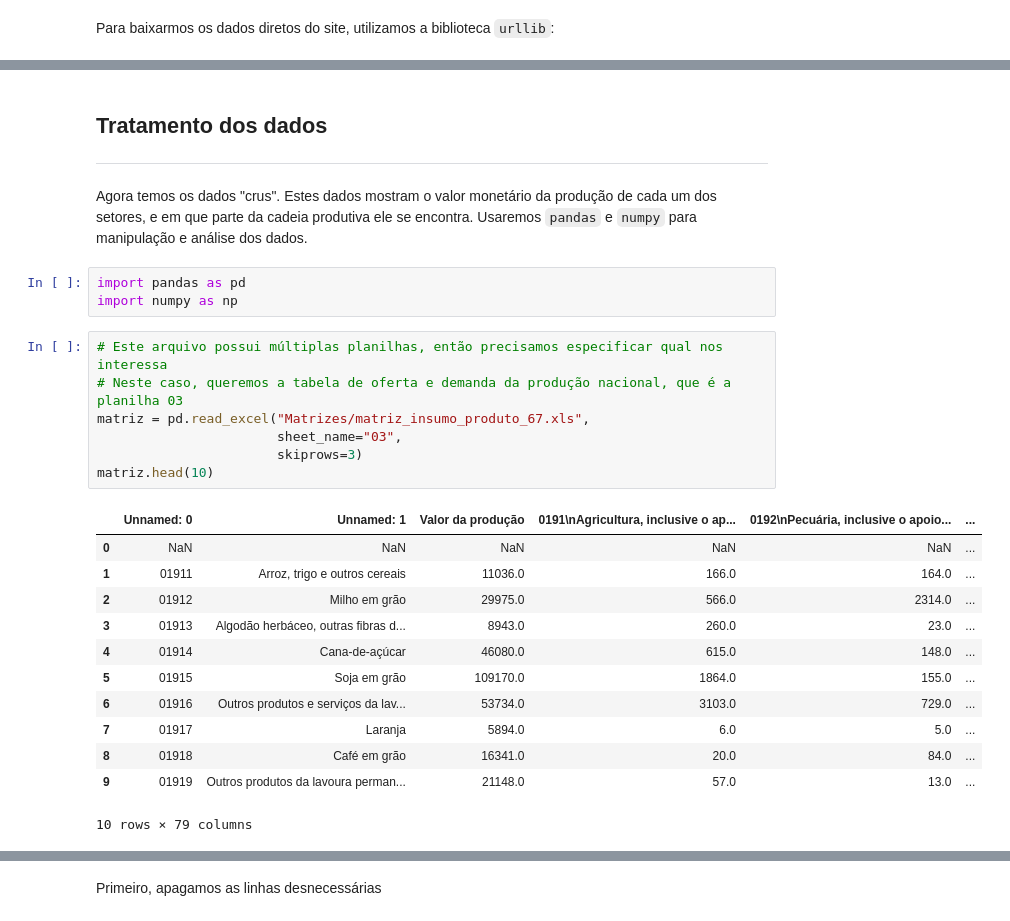
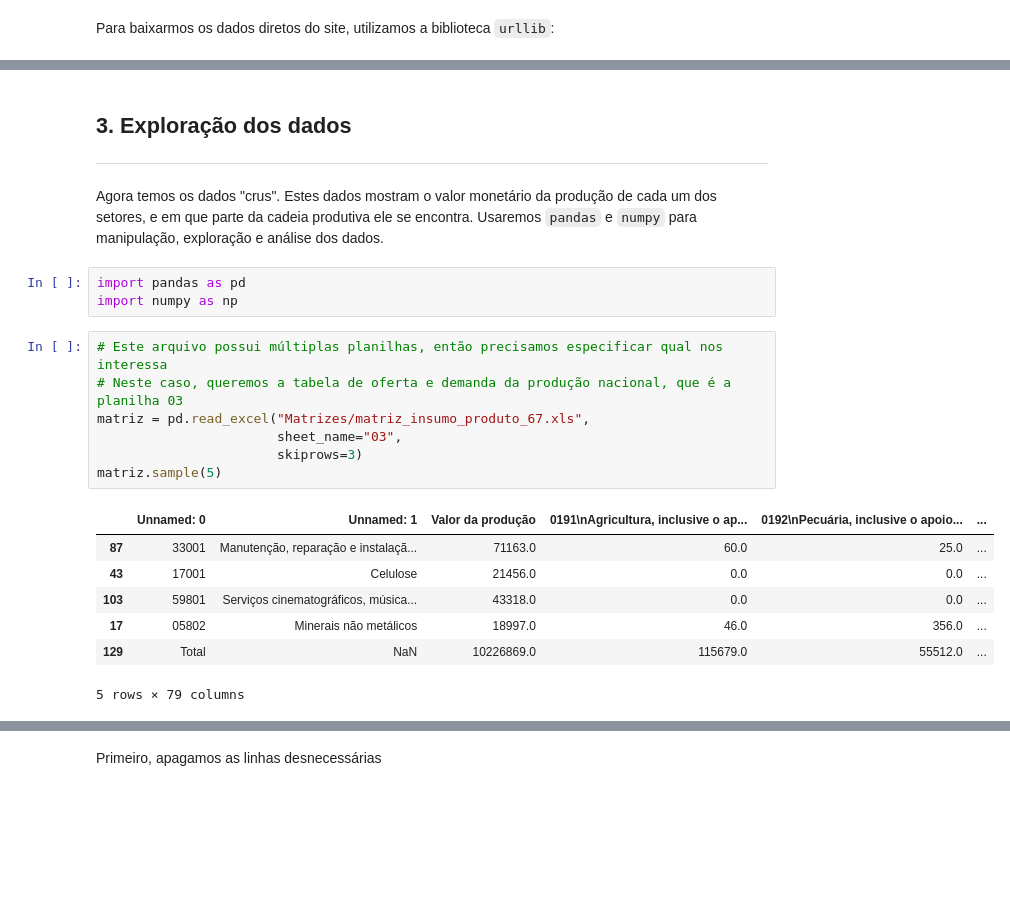
Before and after one commit to ArthurPavezzi-zz/analise-matriz-leontieff, a Jupyter notebook: analise.ipynb, the cells around one changed output, grey strips where cells are left out. Saved outputs shown, nothing was run; the diff lists cells and outputs as text; blank space fills up the shorter version.

```diff
--- a/analise.ipynb
+++ b/analise.ipynb
@@ -16,29 +66,24 @@ urllib.request.urlretrieve(url, filename='Matrizes/matriz_insumo_produto_67.xls'
 ('Matrizes/matriz_insumo_produto_67.xls',
  <email.message.Message at 0x...>)
 # %% [markdown]
-## Tratamento dos dados
+## 3. Exploração dos dados
 ---
-Agora temos os dados "crus". Estes dados mostram o valor monetário da produção de cada um dos setores, e em que parte da cadeia produtiva ele se encontra. Usaremos ``pandas`` e ``numpy`` para manipulação e análise dos dados.
+Agora temos os dados "crus". Estes dados mostram o valor monetário da produção de cada um dos setores, e em que parte da cadeia produtiva ele se encontra. Usaremos ``pandas`` e ``numpy`` para manipulação, exploração e análise dos dados.
 # %%
 import pandas as pd
 import numpy as np
 # %%
 # Este arquivo possui múltiplas planilhas, então precisamos especificar qual nos interessa
 # Neste caso, queremos a tabela de oferta e demanda da produção nacional, que é a planilha 03
 matriz = pd.read_excel("Matrizes/matriz_insumo_produto_67.xls",
                        sheet_name="03",
                        skiprows=3)
-matriz.head(10)
+matriz.sample(5)
 # %% [output]
 |  | Unnamed: 0 | Unnamed: 1 | Valor da produção | 0191\nAgricultura, inclusive o ap... | 0192\nPecuária, inclusive o apoio... | ... |
-| 0 | NaN | NaN | NaN | NaN | NaN | ... |
-| 1 | 01911 | Arroz, trigo e outros cereais | 11036.0 | 166.0 | 164.0 | ... |
-| 2 | 01912 | Milho em grão | 29975.0 | 566.0 | 2314.0 | ... |
-| 3 | 01913 | Algodão herbáceo, outras fibras d... | 8943.0 | 260.0 | 23.0 | ... |
-| 4 | 01914 | Cana-de-açúcar | 46080.0 | 615.0 | 148.0 | ... |
-| 5 | 01915 | Soja em grão | 109170.0 | 1864.0 | 155.0 | ... |
-| 6 | 01916 | Outros produtos e serviços da lav... | 53734.0 | 3103.0 | 729.0 | ... |
-| 7 | 01917 | Laranja | 5894.0 | 6.0 | 5.0 | ... |
-| 8 | 01918 | Café em grão | 16341.0 | 20.0 | 84.0 | ... |
-| 9 | 01919 | Outros produtos da lavoura perman... | 21148.0 | 57.0 | 13.0 | ... |
+| 87 | 33001 | Manutenção, reparação e instalaçã... | 71163.0 | 60.0 | 25.0 | ... |
+| 43 | 17001 | Celulose | 21456.0 | 0.0 | 0.0 | ... |
+| 103 | 59801 | Serviços cinematográficos, música... | 43318.0 | 0.0 | 0.0 | ... |
+| 17 | 05802 | Minerais não metálicos | 18997.0 | 46.0 | 356.0 | ... |
+| 129 | Total | NaN | 10226869.0 | 115679.0 | 55512.0 | ... |
-10 rows × 79 columns
+5 rows × 79 columns
```
Also changed, not shown: parts of 9 cells of this notebook.
